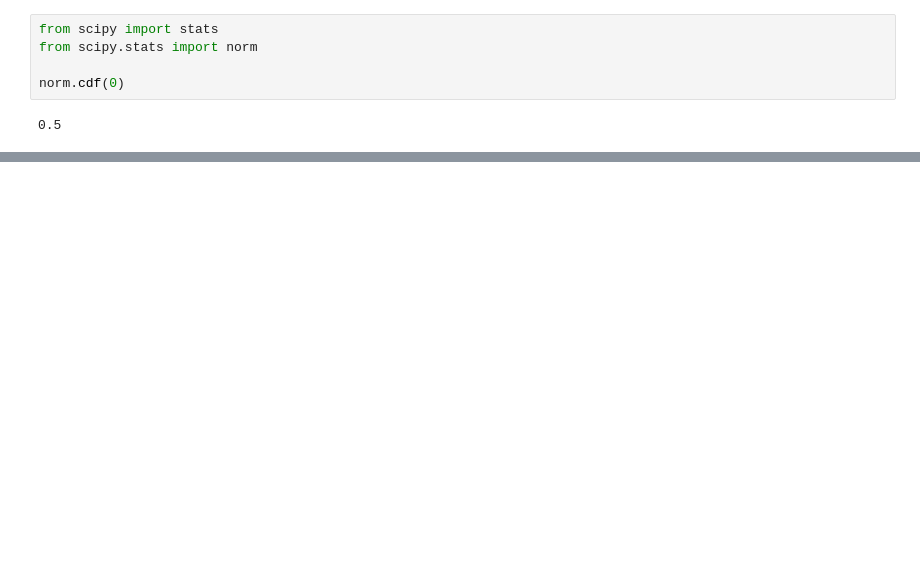
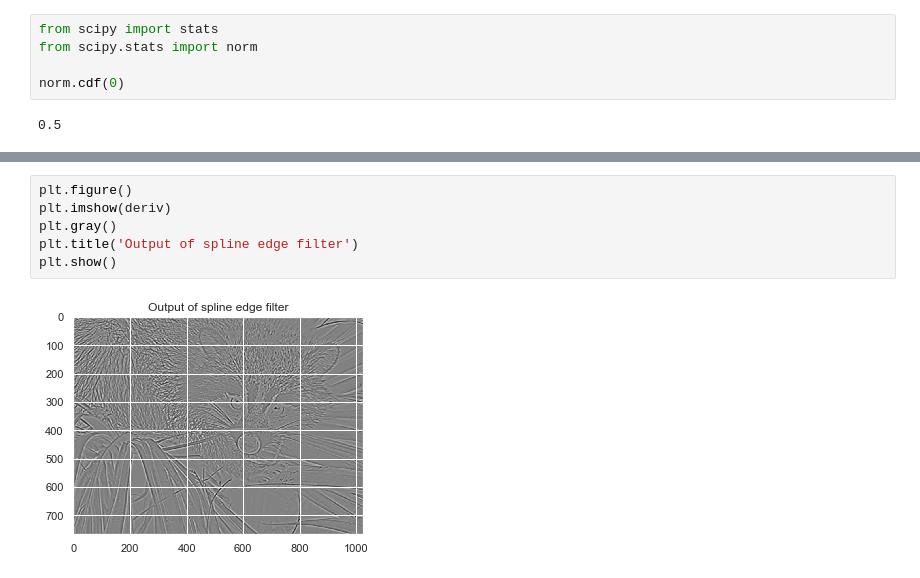
Before and after one commit to rmutalik/ongoing-project, a Jupyter notebook: MIMIC-III.ipynb, the cells around one changed output, grey strips where cells are left out. Drawn from its saved outputs; the diff is of its cells as text; blank space fills up the shorter version.

```diff
--- a/MIMIC-III.ipynb
+++ b/MIMIC-III.ipynb
@@ -727,0 +759,8 @@ norm.cdf(0)
+# %%
+plt.figure()
+plt.imshow(deriv)
+plt.gray()
+plt.title('Output of spline edge filter')
+plt.show()
+# %% [output]
+[figure, added]
```
Also changed, not shown: parts of 21 cells of this notebook.
